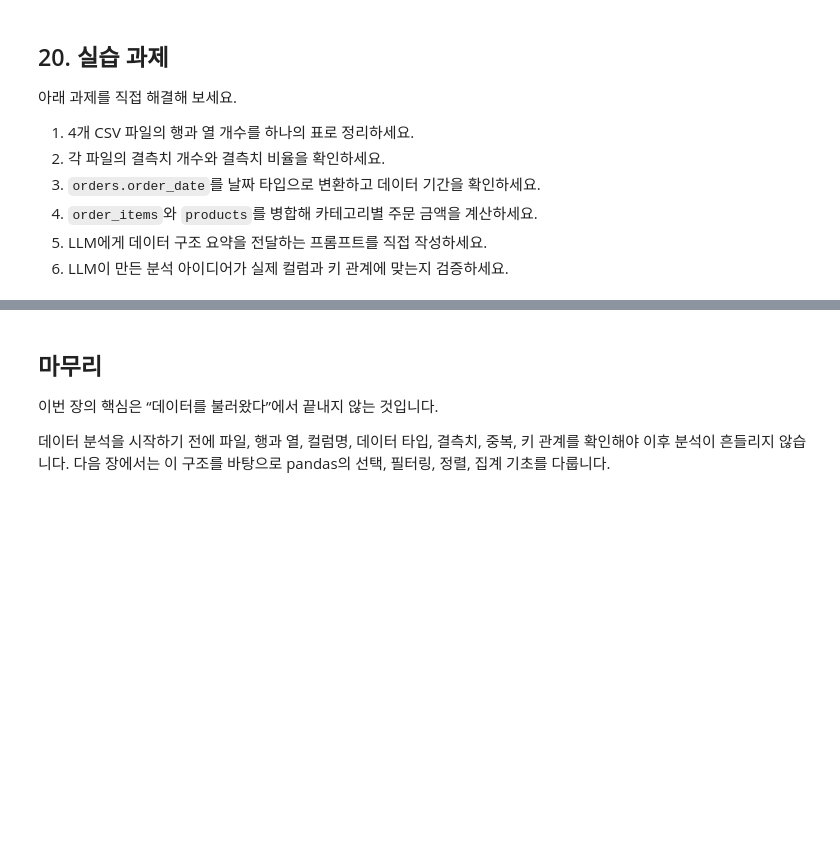
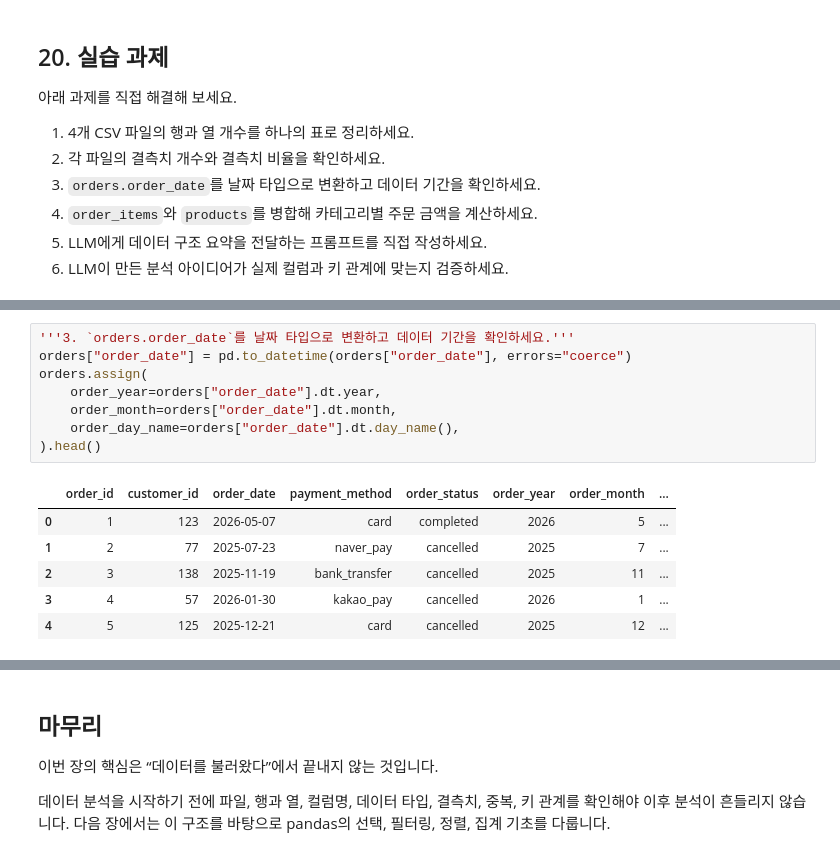
Before and after one commit to song-03/llm-data-analysis-study, a Jupyter notebook: chapter03/ch03_data_overview.ipynb, the cells around one changed output, grey strips where cells are left out. Saved outputs shown, nothing was run; the diff lists cells and outputs as text; blank space fills up the shorter version.

```diff
--- a/chapter03/ch03_data_overview.ipynb
+++ b/chapter03/ch03_data_overview.ipynb
@@ -570,0 +1083,15 @@ validation_check
+# %%
+'''3. `orders.order_date`를 날짜 타입으로 변환하고 데이터 기간을 확인하세요.'''
+orders["order_date"] = pd.to_datetime(orders["order_date"], errors="coerce")
+orders.assign(
+    order_year=orders["order_date"].dt.year,
+    order_month=orders["order_date"].dt.month,
+    order_day_name=orders["order_date"].dt.day_name(),
+).head()
+# %% [output]
+|  | order_id | customer_id | order_date | payment_method | order_status | order_year | order_month | ... |
+| 0 | 1 | 123 | 2026-05-07 | card | completed | 2026 | 5 | ... |
+| 1 | 2 | 77 | 2025-07-23 | naver_pay | cancelled | 2025 | 7 | ... |
+| 2 | 3 | 138 | 2025-11-19 | bank_transfer | cancelled | 2025 | 11 | ... |
+| 3 | 4 | 57 | 2026-01-30 | kakao_pay | cancelled | 2026 | 1 | ... |
+| 4 | 5 | 125 | 2025-12-21 | card | cancelled | 2025 | 12 | ... |
```
Also changed, not shown: parts of 109 cells of this notebook, 8 other files.
